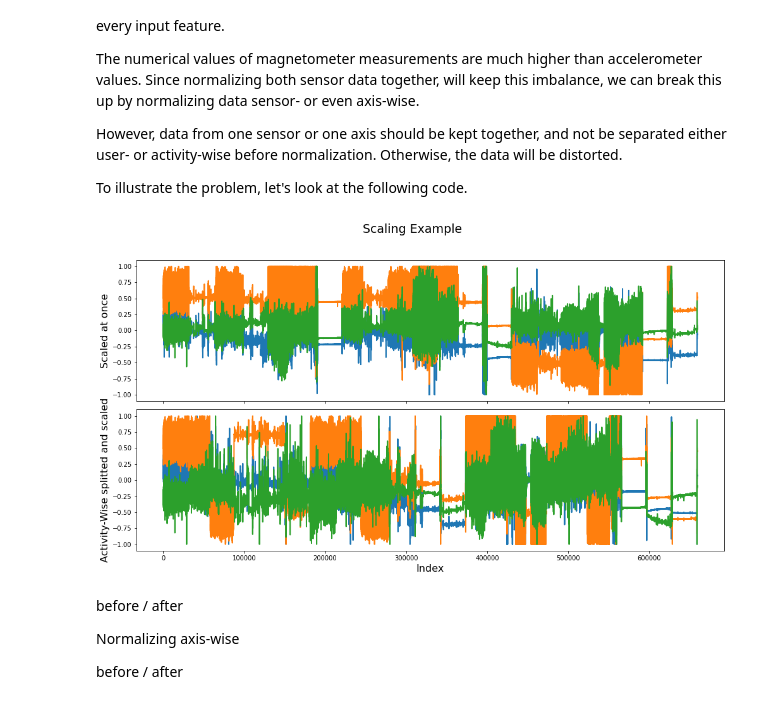
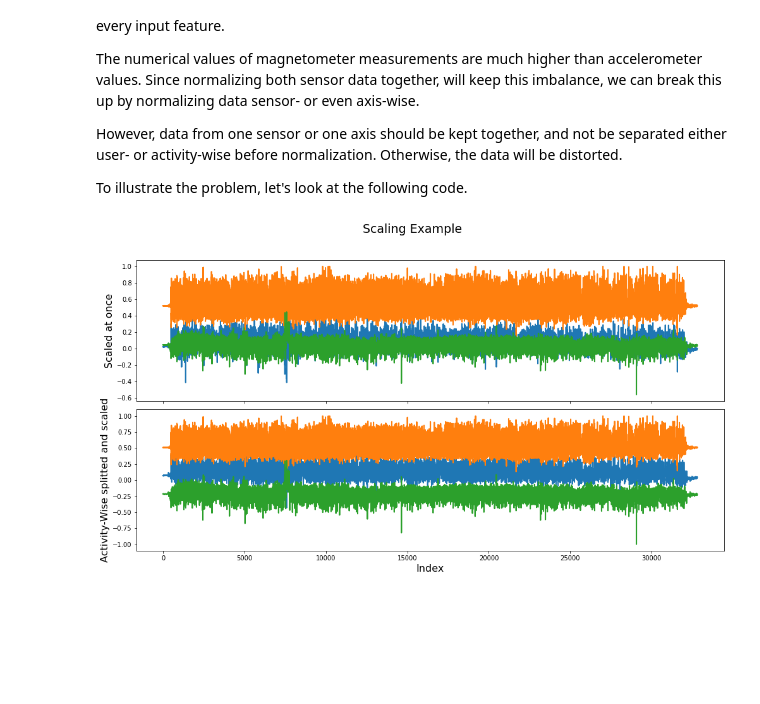
Before and after one commit to mariusbock/dl-for-har, a Jupyter notebook: tutorial_notebooks/preprocessing.ipynb, the cells around one changed output. Cells and saved outputs as stored; diff of their text form; code cells hidden in the pictures; blank space fills up the shorter version.

```diff
--- a/tutorial_notebooks/preprocessing.ipynb
+++ b/tutorial_notebooks/preprocessing.ipynb
@@ -77,22 +77,19 @@ To illustrate the problem, let's look at the following code.
 # %%
 scaler = MinMaxScaler(feature_range=[-1,1])
 data_activity_wise = {}
 data_activity_wise_scaled = []
 all_activites = data['activity_label'].unique()
+for activity in all_activites:
+    data_activity_wise[activity] = data.loc[data['activity_label'] == activity]
+
 for activity, activity_data in data_activity_wise.items():
     data_activity_wise_scaled.append(pd.DataFrame(scaler.fit_transform(activity_data[['acc_x', 'acc_y', 'acc_z']])))
 # scaled_sensorwise
 data1 = pd.DataFrame(scaler.fit_transform(data[['acc_x', 'acc_y', 'acc_z']]))
 data2 = pd.DataFrame(data['activity_label'].values.reshape(-1,1))
 data_scaled_at_once = pd.concat([data1, data2], axis=1)[:32800]
 data_activity_wise = pd.concat(data_activity_wise_scaled)[:32800]
 
 plotting.plot_imu_data(data_scaled_at_once.iloc[:, 0:3], data_activity_wise, "Scaling Example")
 # %% [output]
-[figure, old version]
+[figure, new version]
-# %% [markdown]
-before / after
-
-Normalizing axis-wise
-
-before / after
```
Also changed, not shown: parts of 4 cells of this notebook.
